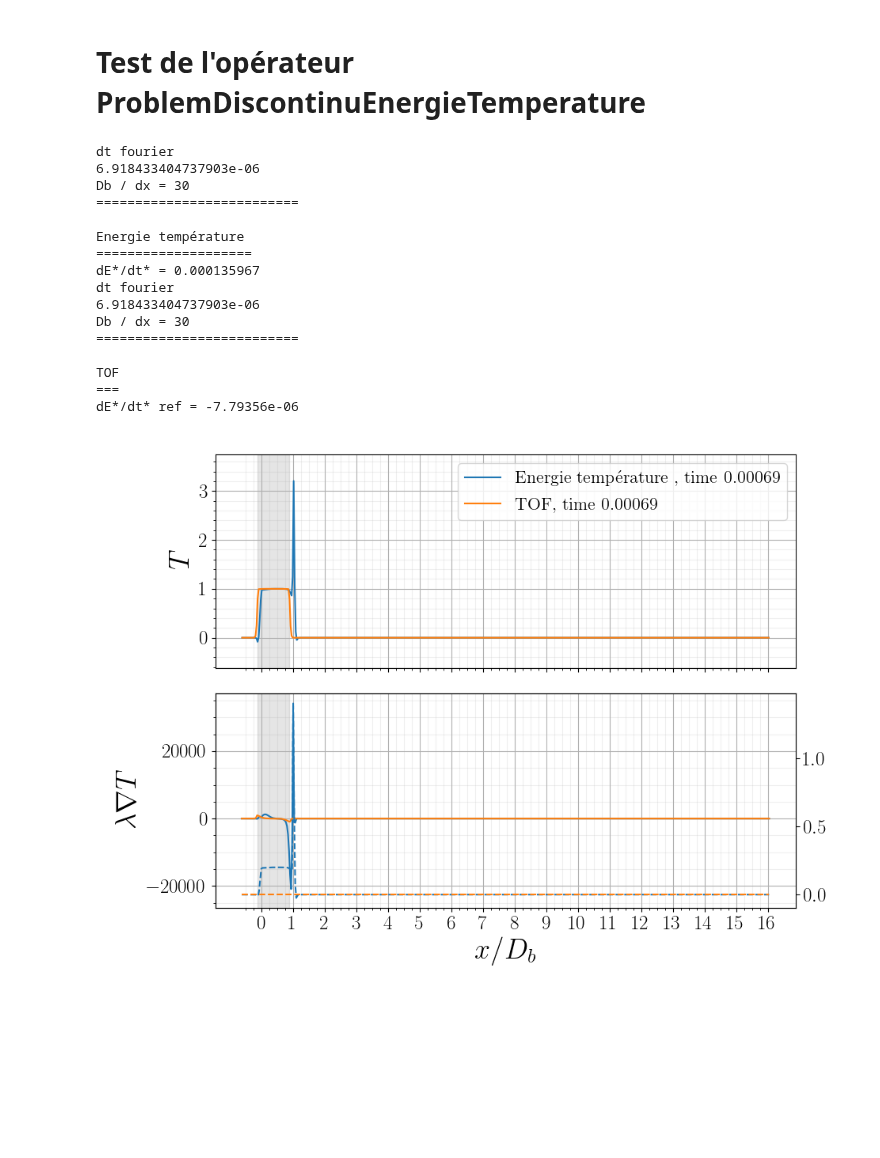
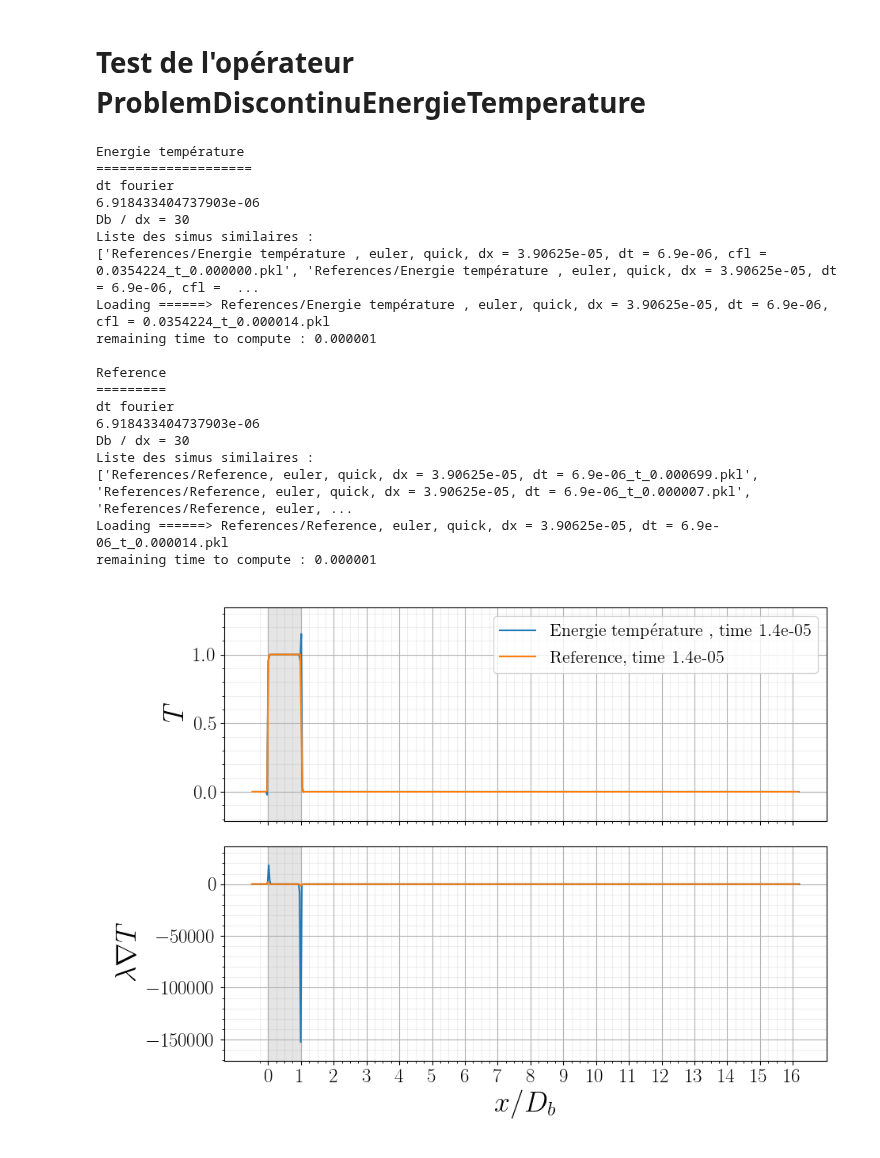
Before and after one commit to cea-trust-platform/FluidDyn, a Jupyter notebook: etudes/13_couple_temperature_eneregie.ipynb, the cells around one changed output. Cells and saved outputs as stored; diff of their text form; code cells hidden in the pictures; blank space fills up the shorter version.

Commit message:
Correction bug mineur Energie Température et interpolation center_h

```diff
--- a/etudes/13_couple_temperature_eneregie.ipynb
+++ b/etudes/13_couple_temperature_eneregie.ipynb
@@ -15,7 +17,7 @@ from src.plot_fields import *
 rc("figure", figsize=(10, 5))
 rc("figure", dpi=100)
 # %%
-n_lim = 100
+n_lim = 10**8
 t_fin_lim = 1.0
 # %%
 phy_prop = PhysicalProperties(
@@ -36,78 +38,50 @@ phy_prop_ref = deepcopy(phy_prop)
 phy_prop_ref.v = 0.0
 
 num_prop = NumericalProperties(
-    dx=3.9 * 10**-5, schema="quick", time_scheme="euler", phy_prop=phy_prop, cfl=0.5
+    dx=3.9 * 10**-5, schema="quick", time_scheme="euler", cfl=0.5, Delta=0.02
+)
+num_prop_ref = NumericalProperties(
+    dx=2. * 10**-5, schema="quick", time_scheme="rk3", cfl=0.5, Delta=0.02
 )
 markers = BulleTemperature(phy_prop=phy_prop, x=num_prop.x, n_bulle=1)
-markers.shift(0.00001)
 
 init_pbs = {"markers": markers, "phy_prop": phy_prop, "num_prop": num_prop}
-init_pb_ref = {"markers": markers, "phy_prop": phy_prop_ref, "num_prop": num_prop}
+init_pb_ref = {"markers": markers, "phy_prop": phy_prop_ref, "num_prop": num_prop_ref}
 # %%
-t_fin = 0.2
+t_fin = 15e-6
+plot = Plotter("decale", flux_conv=False, lda_gradT=True)
+
 prob = ProblemDiscontinuEnergieTemperature(
     get_T_creneau, markers=markers, phy_prop=phy_prop, num_prop=num_prop
 )
-E0 = prob.energy
-# print(prob.name)
-print("==========================")
-plot = Plotter("classic", flux_conv=True, lda_gradT=True)
-t, e = prob.timestep(
+t, e = prob.load_or_compute(
     t_fin=min(t_fin, t_fin_lim), n=n_lim, number_of_plots=1, plotter=plot
 )
 
-fig1, ax1 = plt.subplots(1)
-ax1.set_title("Énergie en fonction du temps")
-l = ax1.plot(t, e / (0.02 * 0.005 * 0.005), label=prob.name)
-le = fig1.legend()
-
-# plot.ax.plot(prob.bulles.markers.flatten(), prob.bulles.T.flatten(), 'r+')
-# plot.ax.plot(prob.bulles.markers.flatten(), prob.bulles.Tg.flatten(), 'g+')
-# plot.ax.plot(prob.bulles.markers.flatten(), prob.bulles.Td.flatten(), 'b+')
-
-n = len(e)
-i0 = int(n / 5)
-dedt_adim = (e[-1] - e[i0]) / (t[-1] - t[i0]) * prob.dt / E0  # on a mult
-# par Dt / rho_cp_l T_l V
-print("dE*/dt* = %g" % dedt_adim)
-
-prob_ref = Problem(
-    get_T_creneau, markers=markers, phy_prop=phy_prop_ref, num_prop=num_prop
+prob_ref1 = Problem(
+    get_T_creneau, markers=markers, phy_prop=phy_prop_ref, num_prop=num_prop, name='Reference'
 )
-E1 = prob_ref.energy
-# print(prob_ref.name)
-print("==========================")
-t_ref, e_ref = prob_ref.timestep(
+t_ref, e_ref = prob_ref1.load_or_compute(
     t_fin=min(t_fin, t_fin_lim), n=n_lim, number_of_plots=1, plotter=plot
 )
-
-l = ax1.plot(t_ref, e_ref / (0.02 * 0.005 * 0.005), label=prob_ref.name)
-le = ax1.legend()
-
-# plot.ax.plot(prob.bulles.markers.flatten(), prob.bulles.T.flatten(), 'r+')
-# plot.ax.plot(prob.bulles.markers.flatten(), prob.bulles.Tg.flatten(), 'g+')
-# plot.ax.plot(prob.bulles.markers.flatten(), prob.bulles.Td.flatten(), 'b+')
-
-dedt_adim = (
-    (e_ref[-1] - e_ref[i0]) / (t_ref[-1] - t_ref[i0]) * prob_ref.dt / E1
-)  # on a mult
-# par Dt / rho_cp_l T_l V
-print("dE*/dt* ref = %g" % dedt_adim)
 # %% [output]
+Energie température
+====================
 dt fourier
 6.918433404737903e-06
 Db / dx = 30
-==========================
+Liste des simus similaires :
+['References/Energie température , euler, quick, dx = 3.90625e-05, dt = 6.9e-06, cfl = 0.0354224_t_0.000000.pkl', 'References/Energie température , euler, quick, dx = 3.90625e-05, dt = 6.9e-06, cfl =  ...
+Loading ======> References/Energie température , euler, quick, dx = 3.90625e-05, dt = 6.9e-06, cfl = 0.0354224_t_0.000014.pkl
+remaining time to compute : 0.000001
 
-Energie température
-====================
-dE*/dt* = 0.000135967
+Reference
+=========
 dt fourier
 6.918433404737903e-06
 Db / dx = 30
-==========================
-
-TOF
-===
-dE*/dt* ref = -7.79356e-06
+Liste des simus similaires :
+['References/Reference, euler, quick, dx = 3.90625e-05, dt = 6.9e-06_t_0.000699.pkl', 'References/Reference, euler, quick, dx = 3.90625e-05, dt = 6.9e-06_t_0.000007.pkl', 'References/Reference, euler, ...
+Loading ======> References/Reference, euler, quick, dx = 3.90625e-05, dt = 6.9e-06_t_0.000014.pkl
+remaining time to compute : 0.000001
-[figure, old version]
+[figure, new version]
```
Also changed, not shown: parts of 6 cells of this notebook, 2 other files.
